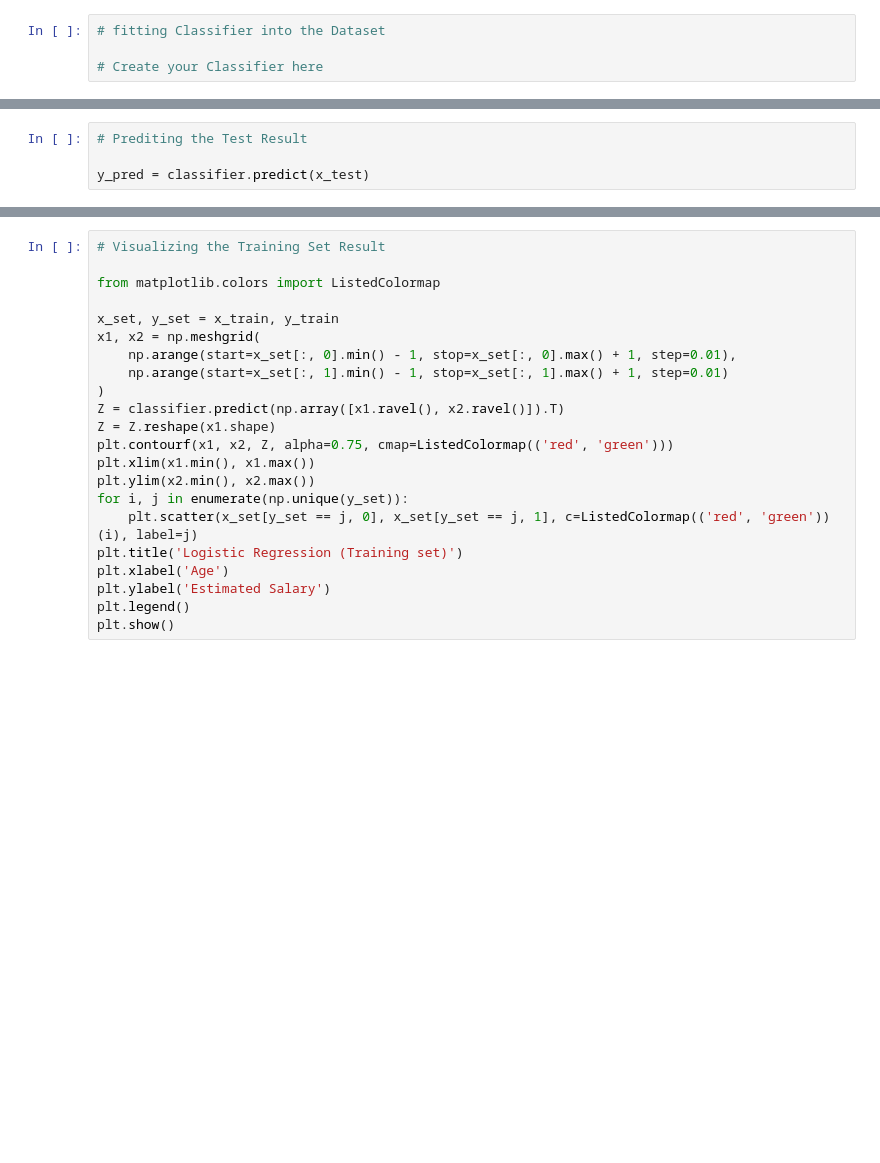
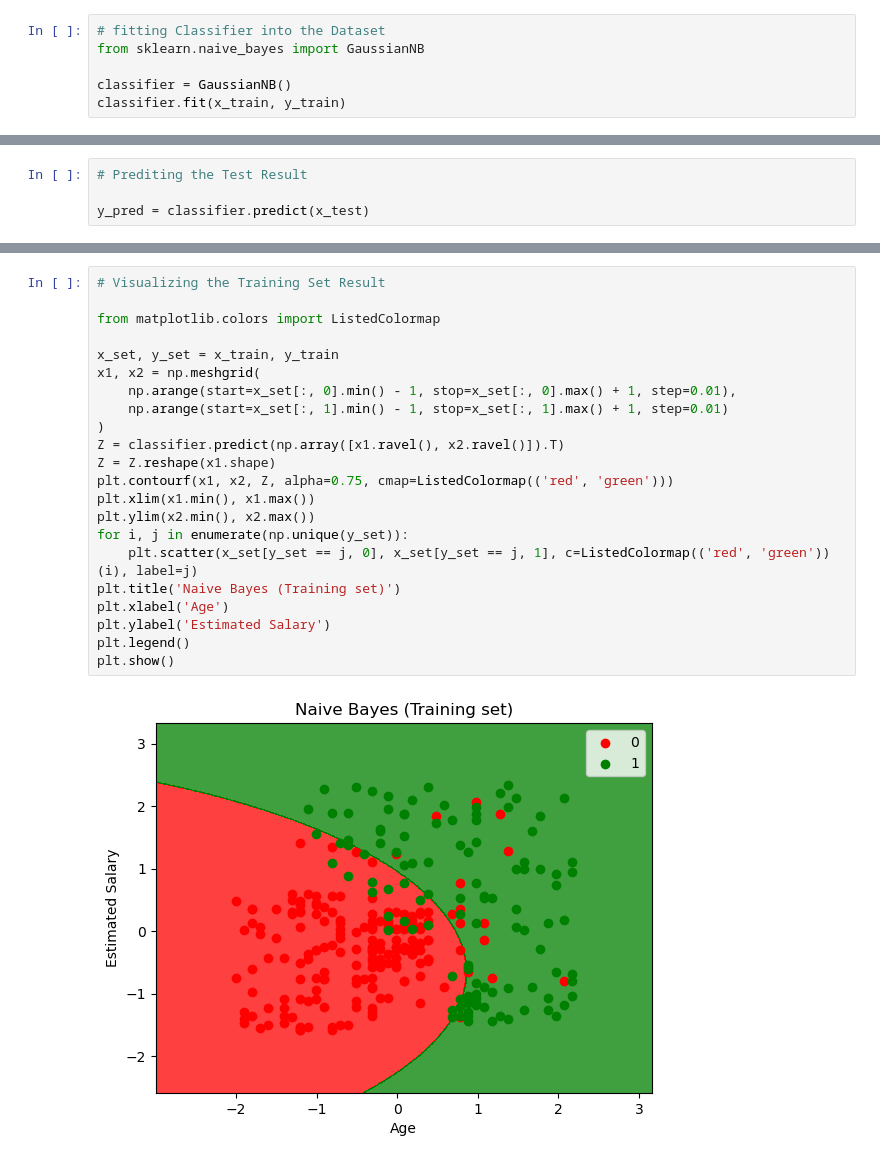
Before and after one commit to Olamilekanvic/Naive-Bayes, a Jupyter notebook: naive_bayes.ipynb, the cells around one changed output, grey strips where cells are left out. Saved outputs shown, nothing was run; the diff lists cells and outputs as text; blank space fills up the shorter version.

```diff
--- a/naive_bayes.ipynb
+++ b/naive_bayes.ipynb
@@ -24,5 +24,7 @@ x_train = sc_x.fit_transform(x_train)
 x_test = sc_x.transform(x_test)
 # %%
 # fitting Classifier into the Dataset
+from sklearn.naive_bayes import GaussianNB
 
-# Create your Classifier here
+classifier = GaussianNB()
+classifier.fit(x_train, y_train)
@@ -39,25 +59,27 @@ accuracy_score(y_test, y_pred)
 # %%
 # Visualizing the Training Set Result
 
 from matplotlib.colors import ListedColormap
 
 x_set, y_set = x_train, y_train
 x1, x2 = np.meshgrid(
     np.arange(start=x_set[:, 0].min() - 1, stop=x_set[:, 0].max() + 1, step=0.01),
     np.arange(start=x_set[:, 1].min() - 1, stop=x_set[:, 1].max() + 1, step=0.01)
 )
 Z = classifier.predict(np.array([x1.ravel(), x2.ravel()]).T)
 Z = Z.reshape(x1.shape)
 plt.contourf(x1, x2, Z, alpha=0.75, cmap=ListedColormap(('red', 'green')))
 plt.xlim(x1.min(), x1.max())
 plt.ylim(x2.min(), x2.max())
 for i, j in enumerate(np.unique(y_set)):
     plt.scatter(x_set[y_set == j, 0], x_set[y_set == j, 1], c=ListedColormap(('red', 'green'))(i), label=j)
-plt.title('Logistic Regression (Training set)')
+plt.title('Naive Bayes (Training set)')
 plt.xlabel('Age')
 plt.ylabel('Estimated Salary')
 plt.legend()
 plt.show()
+# %% [output]
+[figure, added]
 # %%
 # Visualizin the Test Set Result
 
```
Also changed, not shown: parts of 5 cells of this notebook.
